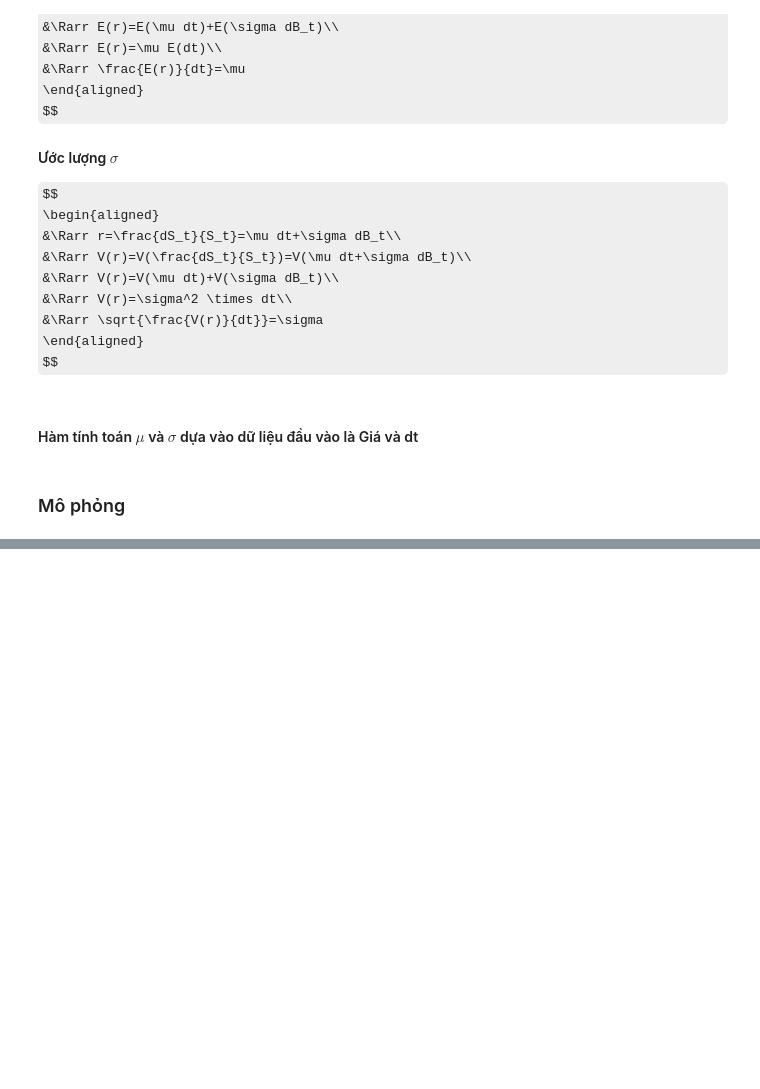
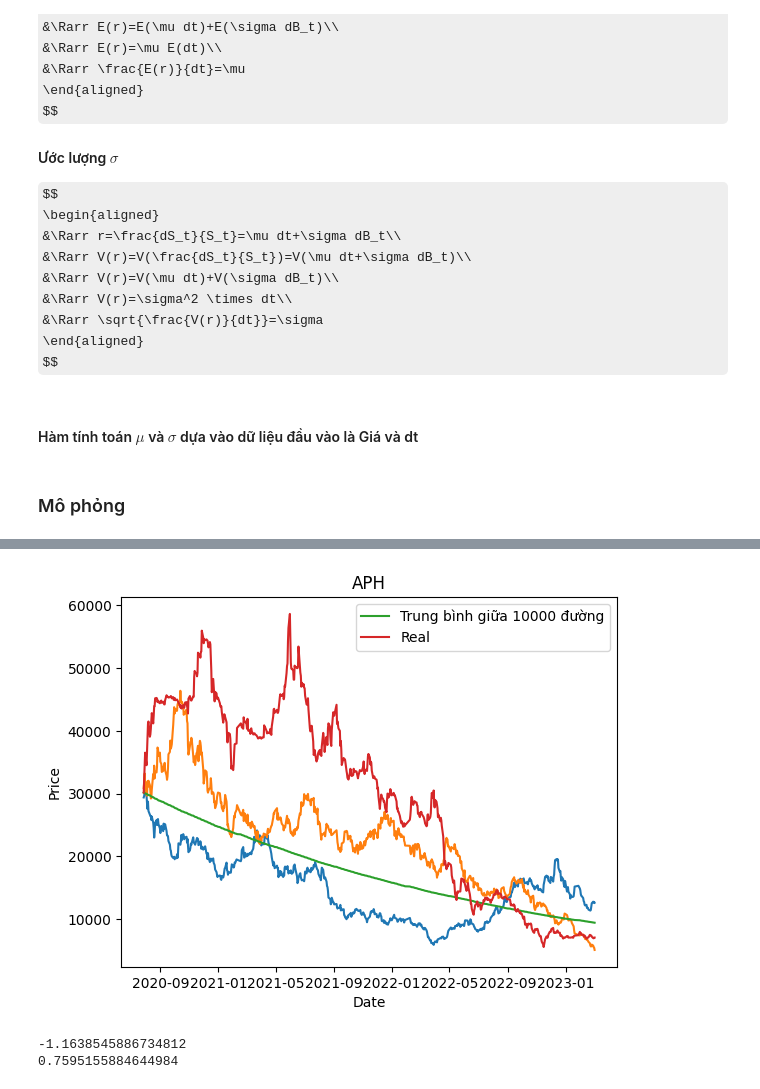
Before and after one commit to khanhtrinh2003/Financial-mathematics, a Jupyter notebook: mo_phong_tren_lop.ipynb, the cells around one changed output, grey strips where cells are left out. Cells and saved outputs as stored; diff of their text form; code cells hidden in the pictures; some formulas as TeX source; blank space fills up the shorter version.

```diff
--- a/mo_phong_tren_lop.ipynb
+++ b/mo_phong_tren_lop.ipynb
@@ -153,0 +183,6 @@ draw_vn("YEG")
+# %%
+draw_vn("APH")
+# %% [output]
+[figure, added]
+-1.1638545886734812
+0.7595155884644984
```
Also changed, not shown: parts of 6 cells of this notebook, 1 other file.
